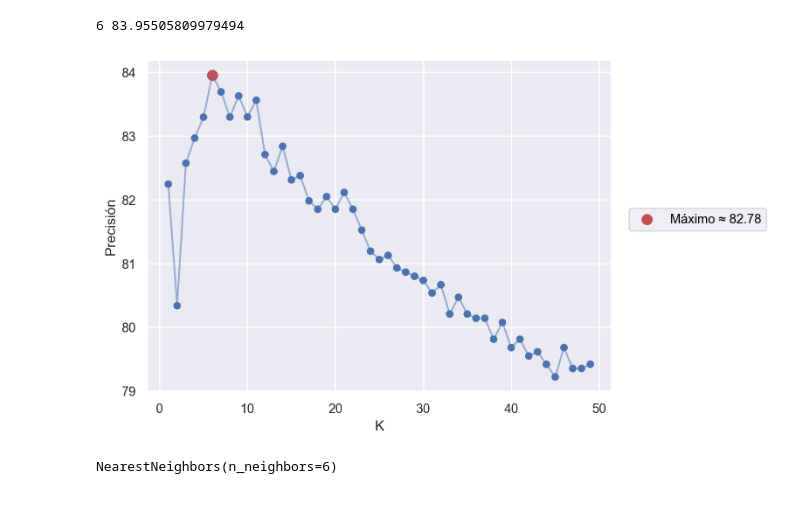
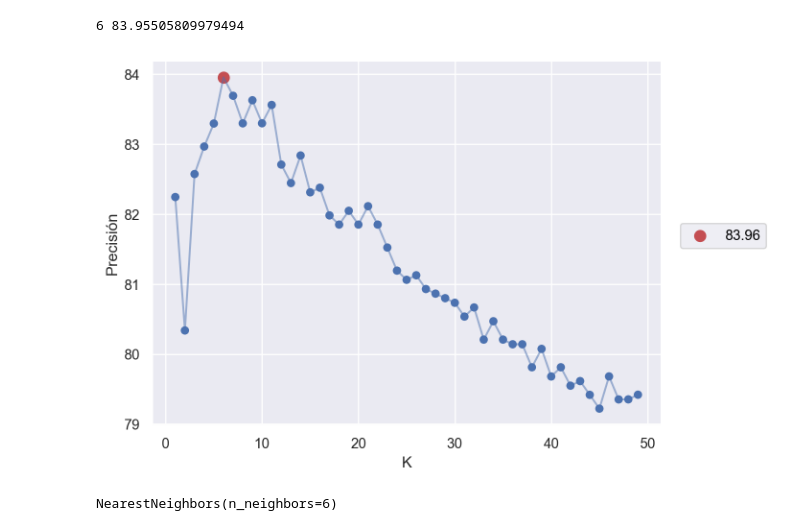
Before and after one commit to maubosc/tp_footballanalytics, a Jupyter notebook: TP_2.ipynb, the cells around one changed output. Cells and saved outputs as stored; diff of their text form; code cells hidden in the pictures; blank space fills up the shorter version.

```diff
--- a/TP_2.ipynb
+++ b/TP_2.ipynb
@@ -189,13 +189,13 @@ print(k, np.max(precision))
 # %%
 (
     so.Plot()
     .add(so.Line(alpha= 0.5), x = range(1,50), y = precision)
     .add(so.Dot(), x = range(1,50), y = precision)
-    .add(so.Dot(color = 'r', pointsize= 9), x = [k], y = [precision[k-1]], label= 'Máximo ≈ 82.78')
+    .add(so.Dot(color = 'r', pointsize= 9), x = [k], y = [precision[k-1]], label= np.round(np.max(precision),2).astype(str))
     .label(x = 'K', y = 'Precisión')
 )
 # %% [output]
-[figure, old version]
+[figure, new version]
 # %%
 neighbors = NearestNeighbors(n_neighbors=k)
 neighbors.fit(X_train)
```
Also changed, not shown: parts of 14 cells of this notebook.
